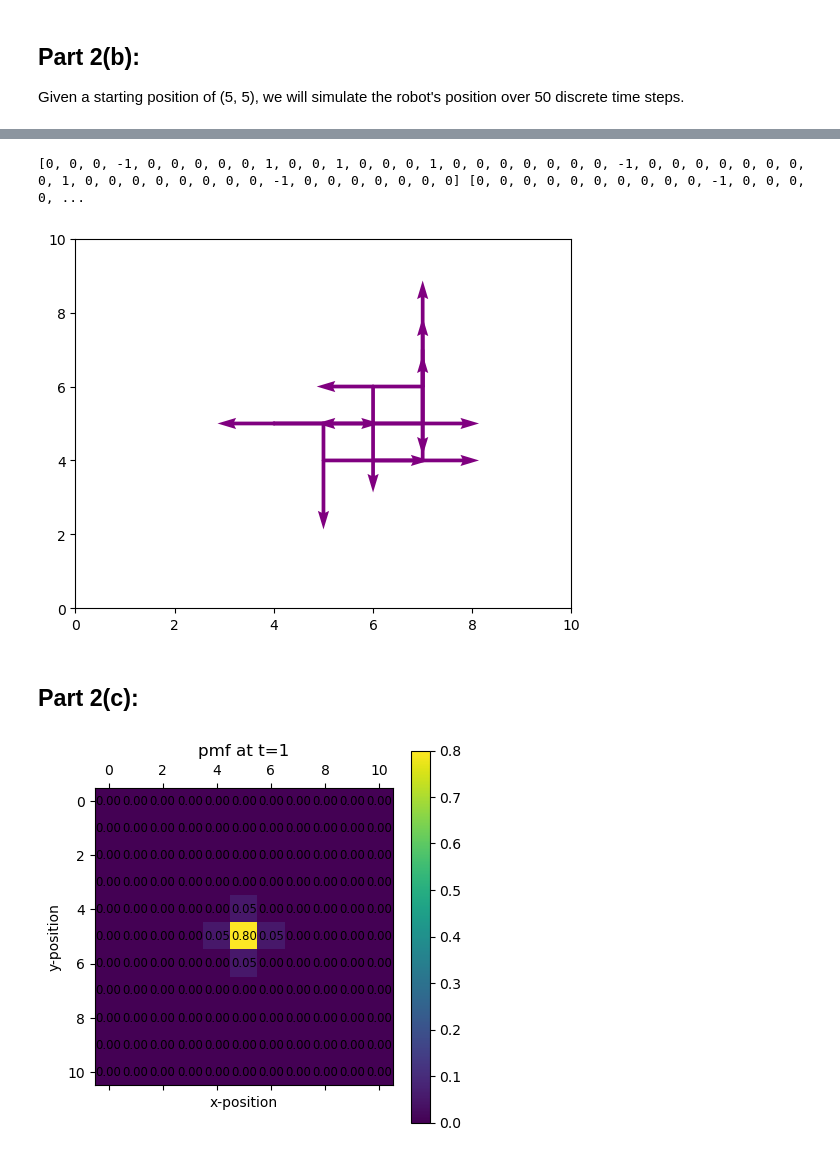
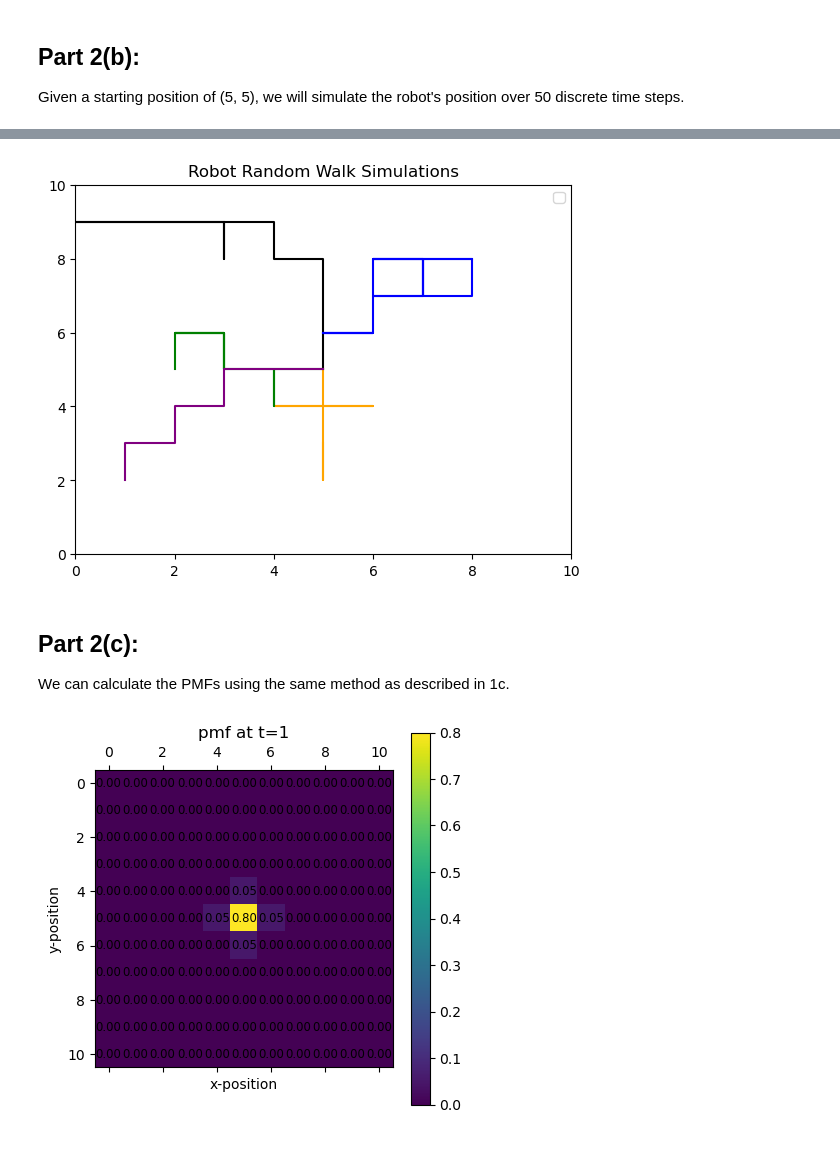
Before and after one commit to rafael-burger/E207-HW6, a Jupyter notebook: HW6.ipynb, the cells around one changed output, grey strips where cells are left out. Saved outputs shown, nothing was run; the diff lists cells and outputs as text; code cells hidden in the pictures.

```diff
--- a/HW6.ipynb
+++ b/HW6.ipynb
@@ -211,10 +239,10 @@ plt.show()
 
 In this step, we estimate the robot's position over time based on simulated noisy lidar readings. We use the Viterbi algorithm to estimate trajectories based on the three observation sets representing low, medium, and high SNR.
 # %%
-def calc_viterbi_estimate(obs, trans, p_init, var):
-    p_emit = np.zeros((NUM_POS, NUM_STEPS))
+def calc_viterbi_estimate(obs, trans, p_init, var, num_states, num_obs):
+    p_emit = np.zeros((num_states, num_obs))
 
-    for i in range(NUM_POS):
+    for i in range(num_states):
         denom = np.sqrt(2*np.pi*var)
         num = np.exp(((obs-i)**2) / (-2 *var))
         p_emit[i,:] = num/denom
@@ -222,7 +250,3 @@ def calc_viterbi_estimate(obs, trans, p_init, var):
     p_emit = p_emit * 0.01 # multiple prob density by distance to get probability
     path = viterbi(p_emit, trans, p_init = p_init)
     return path
-
-est_lowSNR = calc_viterbi_estimate(x_tilde[0,:], A, pi, cov[0])
-est_medSNR = calc_viterbi_estimate(x_tilde[1,:], A, pi, cov[1])
-est_highSNR = calc_viterbi_estimate(x_tilde[2,:], A, pi, cov[2])
@@ -255,13 +279,9 @@ score = np.zeros(NUM_VARS)
 
 for i in range(NUM_VARS):
     obs = getObservations(x, var[i], NUM_STEPS)
-    est = calc_viterbi_estimate(obs, A, pi, var[i])
+    est = calc_viterbi_estimate(obs, A, pi, var[i], 11, NUM_STEPS)
     num_wrong = np.count_nonzero(est-x)
     score[i] = (NUM_STEPS - num_wrong) * 100 / NUM_STEPS
 
-plt.plot(np.sqrt(var), score)
-plt.title("Estimation Accuracy vs Measurement $\sigma_n$")
-plt.xlabel("$\sigma_n [m]$")
-plt.ylabel("Percent Accuracy")
-plt.show()
+plot(x_values=np.sqrt(var), y_values=score, title="Estimation Accuracy vs Measurement $\sigma_n$", x_label="$\sigma_n [m]$", y_label="Percent Accuracy")
 # %% [output]
@@ -501,36 +509,24 @@ positions
 # %%
+# plotting each simulation
 colors = ["black", "blue", "orange", "green", "purple"]
+
 fig, ax = plt.subplots()
 
-# for iter in positions:
-x_list, y_list = [], []
-x_dir, y_dir = [], []
+for i in np.arange(5):
+    x_list, y_list = [], []
 
-for state_index in positions[1]:
-    x_next, y_next = state_to_pos[state_index]
-    if len(x_list) > 0:
-        x_dir_next = x_next - x_list[-1]
-        x_dir.append(x_dir_next)
-
-        y_dir_next = y_next - y_list[-1]
-        y_dir.append(y_dir_next)
-
-    x_list.append(x_next)
-    y_list.append(y_next)
-
-x_dir.append(0)
-y_dir.append(0)
+    for state_index in positions[i+1]:
+        x_next, y_next = state_to_pos[state_index]
+        x_list.append(x_next)
+        y_list.append(y_next)
 
 
-ax.quiver(x_list, y_list, x_dir, y_dir, color = colors[iter-1])
-
-ax.axis([0, 10, 0, 10])
-print(x_dir, y_dir)
+    plot(x_list, y_list, x_lim=[0, 10], y_lim=[0, 10], title="Robot Random Walk Simulations", color=colors[i], ax=ax)
 # %% [output]
-[0, 0, 0, -1, 0, 0, 0, 0, 0, 1, 0, 0, 1, 0, 0, 0, 1, 0, 0, 0, 0, 0, 0, 0, -1, 0, 0, 0, 0, 0, 0, 0, 0, 1, 0, 0, 0, 0, 0, 0, 0, 0, -1, 0, 0, 0, 0, 0, 0, 0] [0, 0, 0, 0, 0, 0, 0, 0, 0, 0, -1, 0, 0, 0, 0, ...
-[figure, old version]
+[figure, new version]
-# %% [markdown]
-## Part 2(c):
+# %% [markdown]
+## Part 2(c):
+We can calculate the PMFs using the same method as described in 1c.
 # %%
 def plot_pmf(steps, title = ""):
     # Lets declare the initial PI Matrix where the robot starts at 5, 5
```
Also changed, not shown: parts of 30 cells of this notebook.
